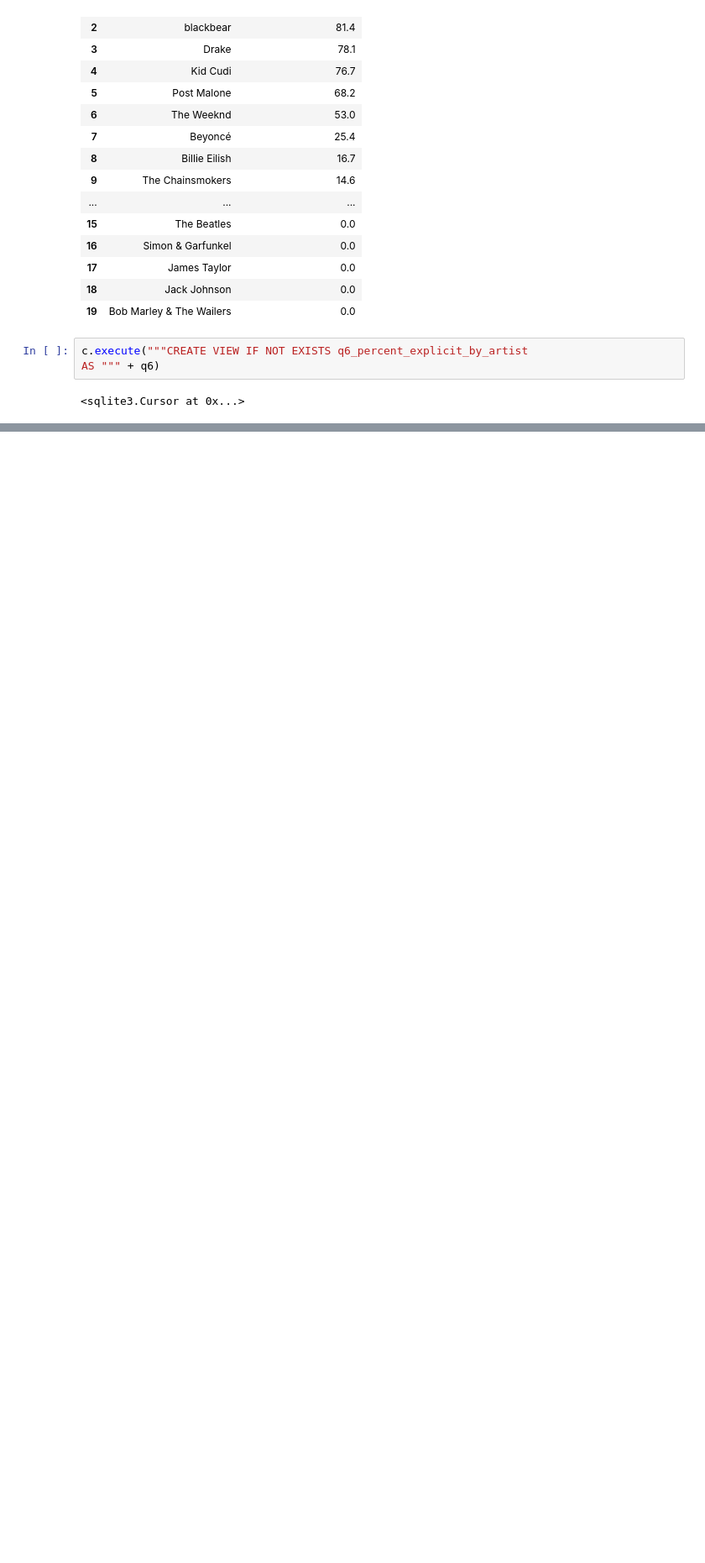
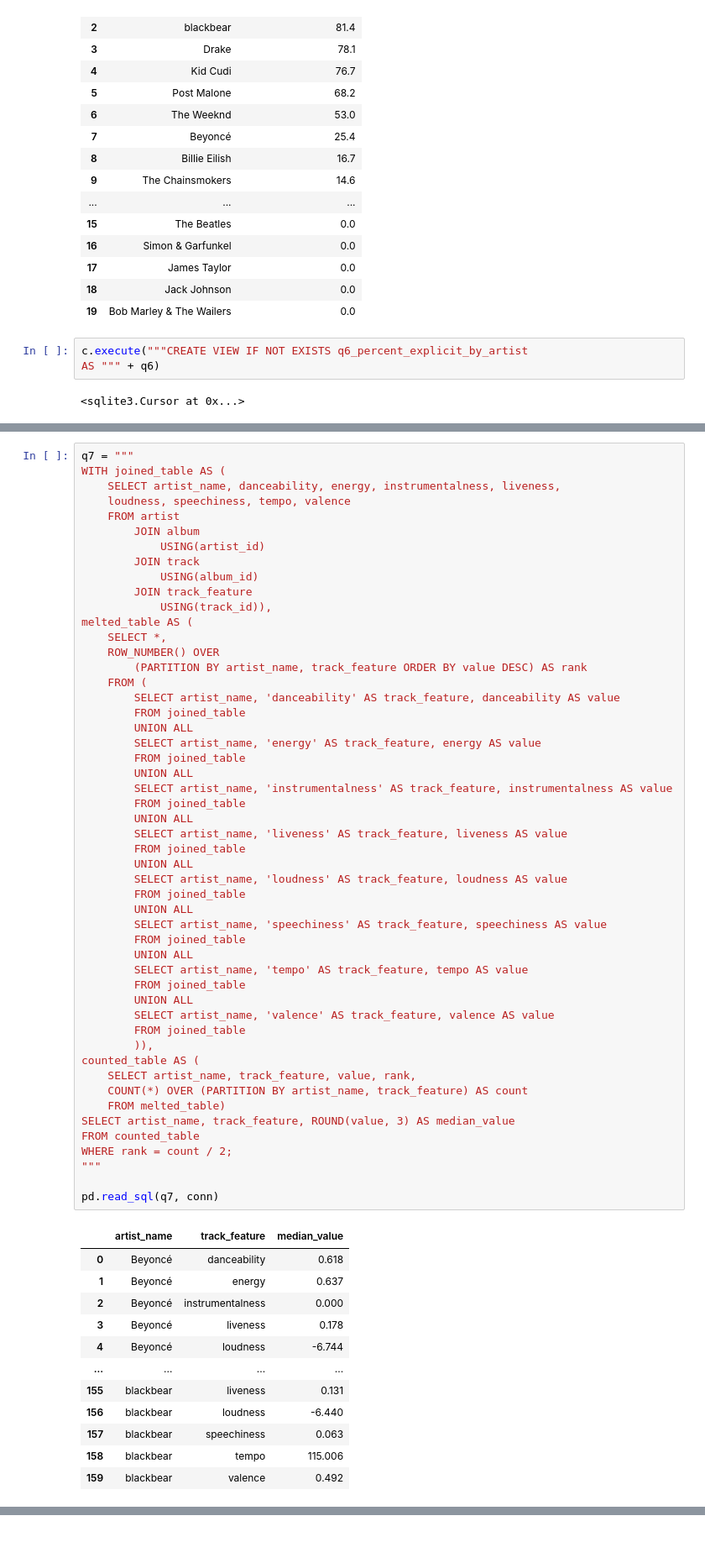
Before and after one commit to rjpost20/Onramp-Project, a Jupyter notebook: submissions/Notebook-3_Analytics-and-Visualizations.ipynb, the cells around one changed output, grey strips where cells are left out. Shown at 84% size. Saved outputs shown, nothing was run; the diff lists cells and outputs as text; blank space fills up the shorter version.

```diff
--- a/submissions/Notebook-3_Analytics-and-Visualizations.ipynb
+++ b/submissions/Notebook-3_Analytics-and-Visualizations.ipynb
@@ -409,0 +415,64 @@ AS """ + q6)
+# %%
+q7 = """
+WITH joined_table AS (
+    SELECT artist_name, danceability, energy, instrumentalness, liveness,
+    loudness, speechiness, tempo, valence
+    FROM artist
+        JOIN album
+            USING(artist_id)
+        JOIN track
+            USING(album_id)
+        JOIN track_feature
+            USING(track_id)),
+melted_table AS (
+    SELECT *,
+    ROW_NUMBER() OVER
+        (PARTITION BY artist_name, track_feature ORDER BY value DESC) AS rank
+    FROM (
+        SELECT artist_name, 'danceability' AS track_feature, danceability AS value
+        FROM joined_table
+        UNION ALL
+        SELECT artist_name, 'energy' AS track_feature, energy AS value
+        FROM joined_table
+        UNION ALL
+        SELECT artist_name, 'instrumentalness' AS track_feature, instrumentalness AS value
+        FROM joined_table
+        UNION ALL
+        SELECT artist_name, 'liveness' AS track_feature, liveness AS value
+        FROM joined_table
+        UNION ALL
+        SELECT artist_name, 'loudness' AS track_feature, loudness AS value
+        FROM joined_table
+        UNION ALL
+        SELECT artist_name, 'speechiness' AS track_feature, speechiness AS value
+        FROM joined_table
+        UNION ALL
+        SELECT artist_name, 'tempo' AS track_feature, tempo AS value
+        FROM joined_table
+        UNION ALL
+        SELECT artist_name, 'valence' AS track_feature, valence AS value
+        FROM joined_table
+        )),
+counted_table AS (
+    SELECT artist_name, track_feature, value, rank,
+    COUNT(*) OVER (PARTITION BY artist_name, track_feature) AS count
+    FROM melted_table)
+SELECT artist_name, track_feature, ROUND(value, 3) AS median_value
+FROM counted_table
+WHERE rank = count / 2;
+"""
+
+pd.read_sql(q7, conn)
+# %% [output]
+|  | artist_name | track_feature | median_value |
+| 0 | Beyoncé | danceability | 0.618 |
+| 1 | Beyoncé | energy | 0.637 |
+| 2 | Beyoncé | instrumentalness | 0.000 |
+| 3 | Beyoncé | liveness | 0.178 |
+| 4 | Beyoncé | loudness | -6.744 |
+| ... | ... | ... | ... |
+| 155 | blackbear | liveness | 0.131 |
+| 156 | blackbear | loudness | -6.440 |
+| 157 | blackbear | speechiness | 0.063 |
+| 158 | blackbear | tempo | 115.006 |
+| 159 | blackbear | valence | 0.492 |
```
Also changed, not shown: parts of 6 cells of this notebook, 2 other files.
